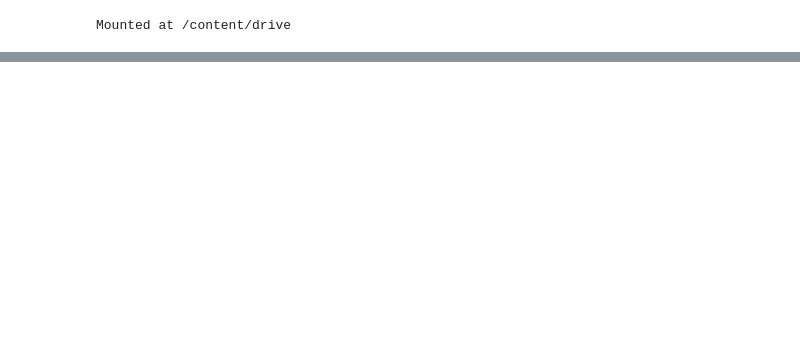
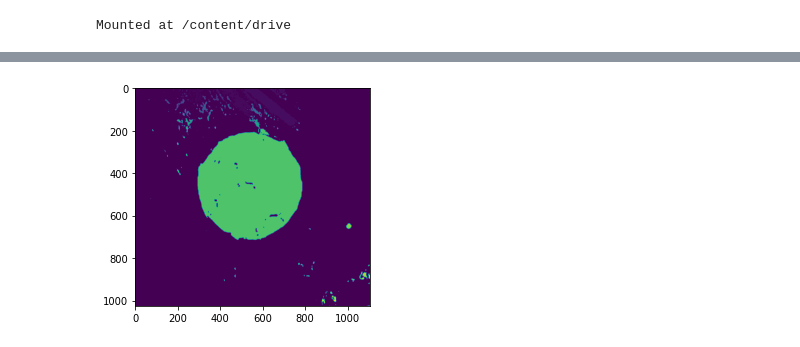
Before and after one commit to lmkelly16/BYU-REU-2022, a Jupyter notebook: ZOI_44_C.ipynb, the cells around one changed output, grey strips where cells are left out. Drawn from its saved outputs; the diff is of its cells as text; code cells hidden in the pictures; blank space fills up the shorter version.

```diff
--- a/ZOI_44_C.ipynb
+++ b/ZOI_44_C.ipynb
@@ -69,0 +71,8 @@ ax[1].imshow(im_bw, cmap=plt.cm.gray);
+# %%
+''' Labeling a segmented image '''
+
+# labels whatever you segmented out (bacteria for example)
+labeled = skimage.measure.label(im_bw)
+plt.imshow(labeled);
+# %% [output]
+[figure, added]
```
Also changed, not shown: parts of 5 cells of this notebook.
